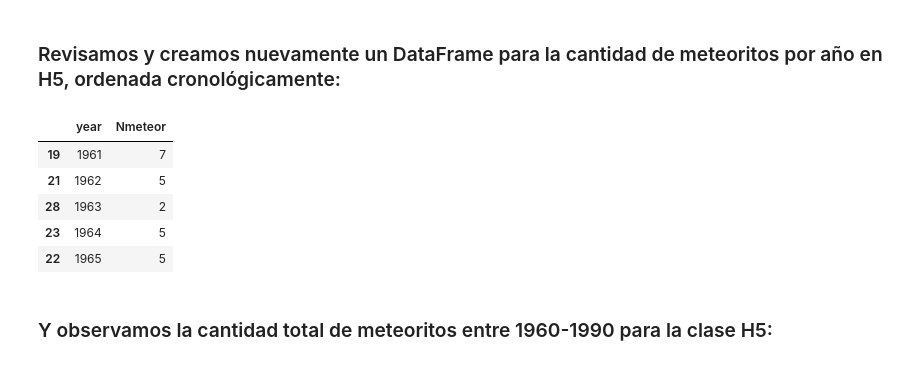
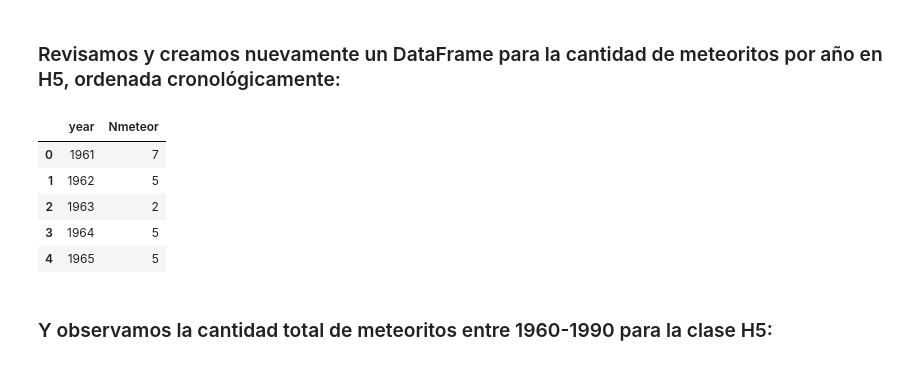
Before and after one commit to DinierGamboa/Tareas_data_science, a Jupyter notebook: Tareas y autoevaluaciones/Tarea 2.ipynb, the cells around one changed output. Drawn from its saved outputs; the diff is of its cells as text; code cells hidden in the pictures.

```diff
--- a/Tareas y autoevaluaciones/Tarea 2.ipynb
+++ b/Tareas y autoevaluaciones/Tarea 2.ipynb
@@ -183,17 +184,18 @@ yrang5.head()
 # %%
 metperyear =pd.DataFrame(year_rangeH5.year.value_counts())
 mpy2 = metperyear.reset_index()
-mpy5 = mpy2.rename(columns = {'index' : 'year', 'year': 'Nmeteor'})
-mpy5.year = mpy5.year.astype(int)
-mpy5.sort_values(by = 'year', inplace= True)
+mpy2 = mpy2.rename(columns = {'index' : 'year', 'year': 'Nmeteor'})
+mpy2.year = mpy2.year.astype(int)
+mpy2.sort_values(by = 'year', inplace= True)
+mpy5 = mpy2.reset_index(drop = True)
 mpy5.head()
 # %% [output]
 |  | year | Nmeteor |
-| 19 | 1961 | 7 |
-| 21 | 1962 | 5 |
-| 28 | 1963 | 2 |
-| 23 | 1964 | 5 |
-| 22 | 1965 | 5 |
+| 0 | 1961 | 7 |
+| 1 | 1962 | 5 |
+| 2 | 1963 | 2 |
+| 3 | 1964 | 5 |
+| 4 | 1965 | 5 |
 # %% [markdown]
 ### Y observamos la cantidad total de meteoritos entre 1960-1990 para la clase H5:
 # %%
```
Also changed, not shown: parts of 4 cells of this notebook.
